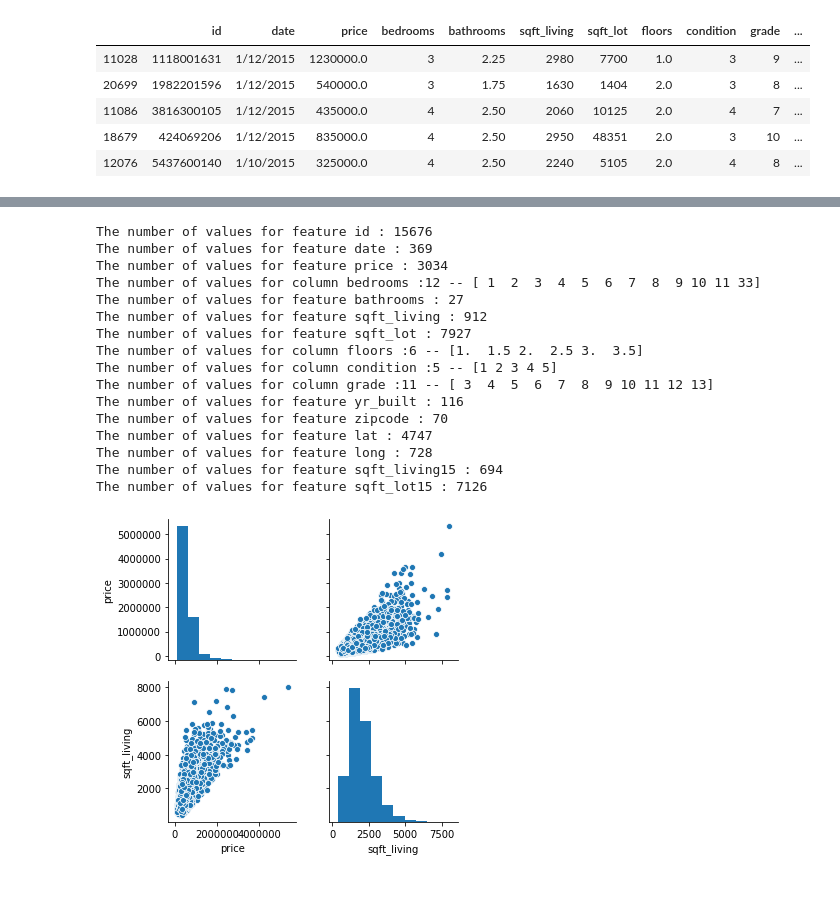
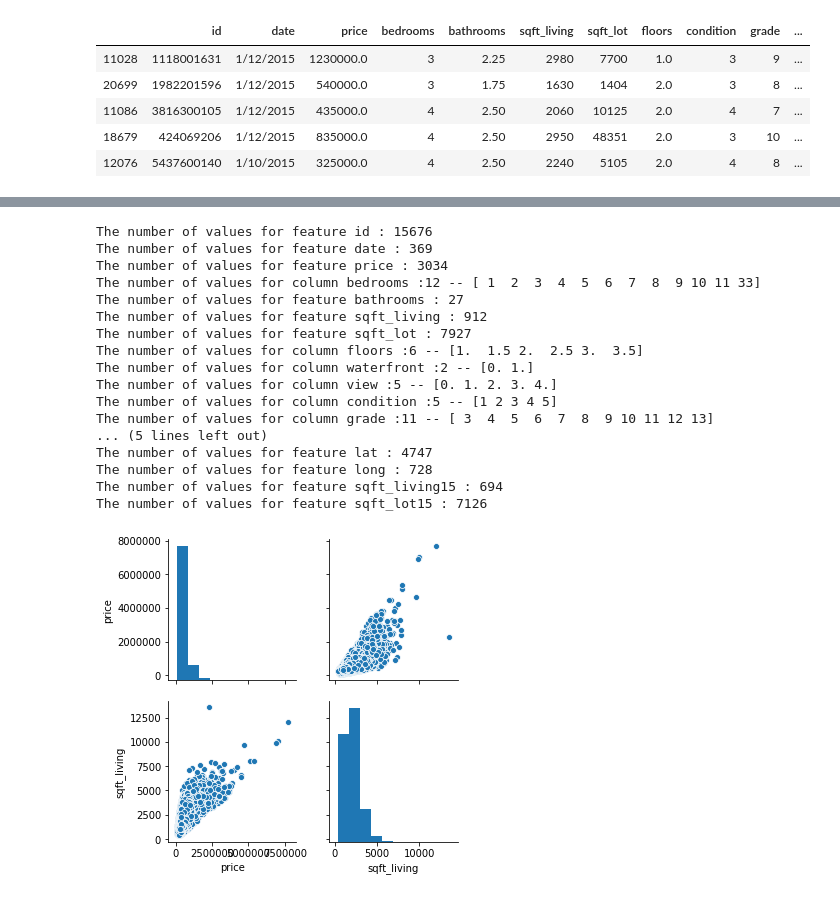
Before and after one commit to psuero1/house-sales-project, a Jupyter notebook: Data_Cleaning_EDA.ipynb, the cells around one changed output, grey strips where cells are left out. Saved outputs shown, nothing was run; the diff lists cells and outputs as text; code cells hidden in the pictures.

```diff
--- a/Data_Cleaning_EDA.ipynb
+++ b/Data_Cleaning_EDA.ipynb
@@ -303,5 +232,5 @@ price_sqft_2015 = sns.regplot(data=data_2015, x='sqft_living', y='price')
 # %%
-for column in data_2015:
+for column in data:
     unique_vals = np.unique(data[column])
     num_values = len(unique_vals)
     if num_values < 20:
@@ -317,15 +246,16 @@ The number of values for feature bathrooms : 27
 The number of values for feature sqft_living : 912
 The number of values for feature sqft_lot : 7927
 The number of values for column floors :6 -- [1.  1.5 2.  2.5 3.  3.5]
+The number of values for column waterfront :2 -- [0. 1.]
+The number of values for column view :5 -- [0. 1. 2. 3. 4.]
 The number of values for column condition :5 -- [1 2 3 4 5]
 The number of values for column grade :11 -- [ 3  4  5  6  7  8  9 10 11 12 13]
-The number of values for feature yr_built : 116
-The number of values for feature zipcode : 70
+... (5 lines left out)
 The number of values for feature lat : 4747
 The number of values for feature long : 728
 The number of values for feature sqft_living15 : 694
 The number of values for feature sqft_lot15 : 7126
 # %%
-p = sns.pairplot(data_2015[['price', 'sqft_living']])
+p = sns.pairplot(data[['price', 'sqft_living']])
 # %% [output]
-[figure, old version]
+[figure, new version]
```
Also changed, not shown: parts of 30 cells of this notebook.
